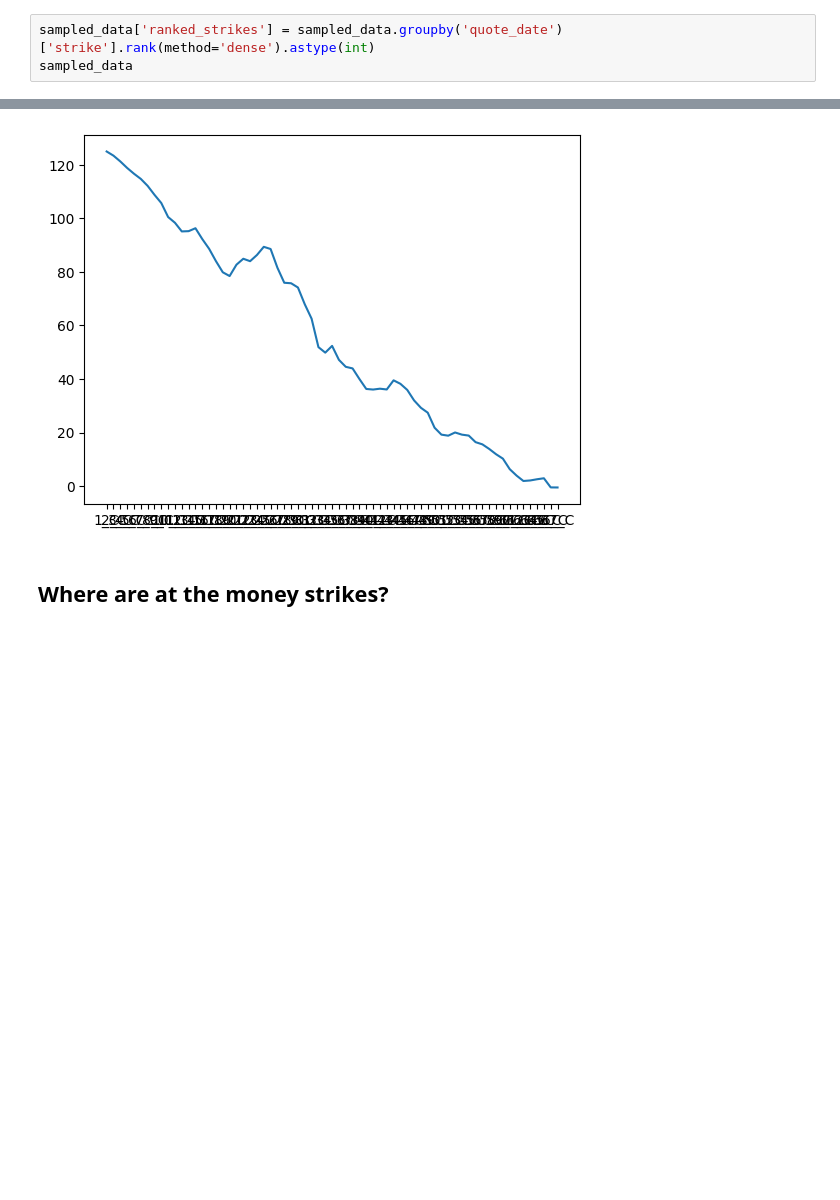
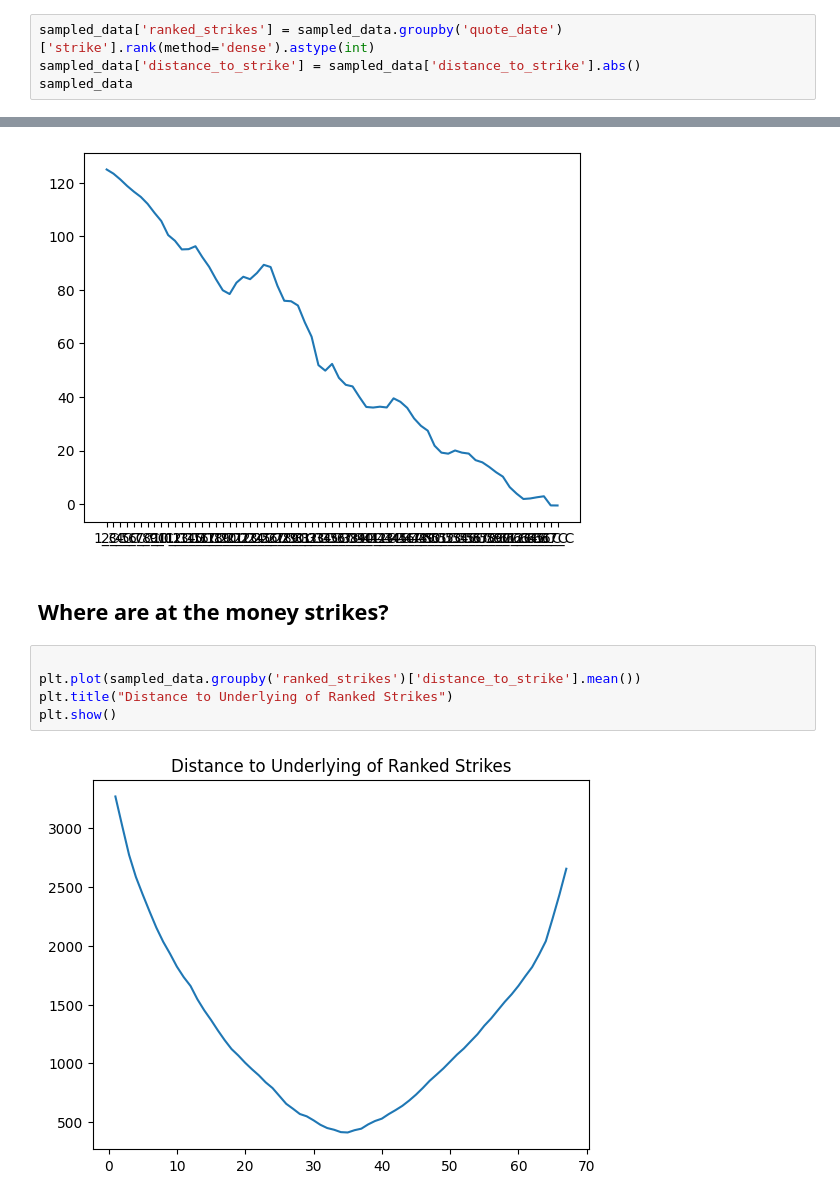
Before and after one commit to heethsur/WinterWorkshop2k24, a Jupyter notebook: data/data_cleanup.ipynb, the cells around one changed output, grey strips where cells are left out. Drawn from its saved outputs; the diff is of its cells as text; blank space fills up the shorter version.

```diff
--- a/data/data_cleanup.ipynb
+++ b/data/data_cleanup.ipynb
@@ -368,6 +368,7 @@ sampled_data
 3953 rows × 13 columns
 # %%
 sampled_data['ranked_strikes'] = sampled_data.groupby('quote_date')['strike'].rank(method='dense').astype(int)
+sampled_data['distance_to_strike'] = sampled_data['distance_to_strike'].abs()
 sampled_data
 # %% [output]
 |  | quote_date | expiration_C | strike | bid_1545_C | ask_1545_C | bid_1545_P | ask_1545_P | date | rate | ... |
@@ -534,3 +535,10 @@ plt.show()
 [figure]
 # %% [markdown]
 ## Where are at the money strikes?
+# %%
+
+plt.plot(sampled_data.groupby('ranked_strikes')['distance_to_strike'].mean())
+plt.title("Distance to Underlying of Ranked Strikes")
+plt.show()
+# %% [output]
+[figure, added]
```
